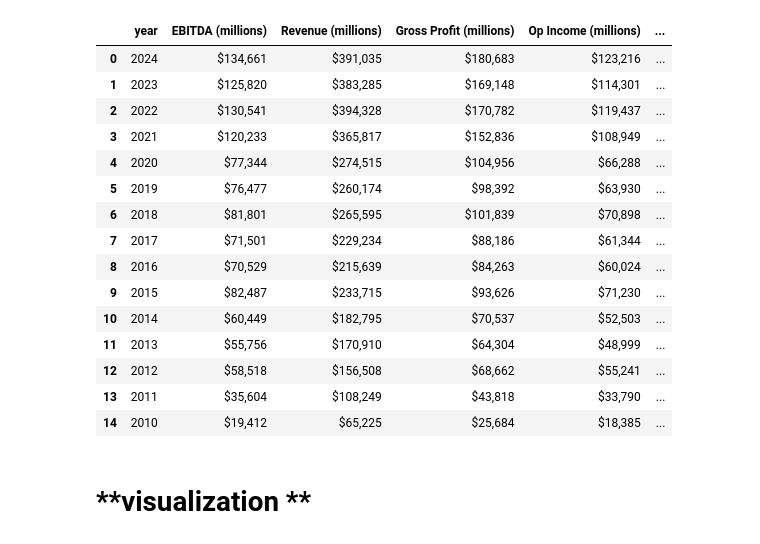
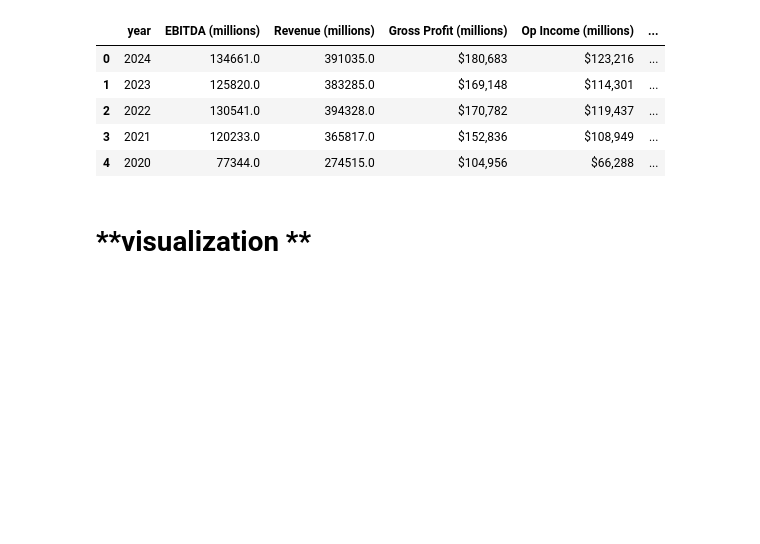
Before and after one commit to Rajkumar3754/Apple-Financial-Analysis, a Jupyter notebook: apple.ipynb, the cells around one changed output. Drawn from its saved outputs; the diff is of its cells as text; code cells hidden in the pictures; blank space fills up the shorter version.

```diff
--- a/apple.ipynb
+++ b/apple.ipynb
@@ -10,25 +10,17 @@ df = pd.read_csv('Apple2009-2024.csv')
 
 # Clean up the column name by stripping extra spaces
 df.columns = df.columns.str.strip()
+# %%
+df['Year'] = df['year']
 # %%
-df.head(15)
+df.head()
 # %% [output]
 |  | year | EBITDA (millions) | Revenue (millions) | Gross Profit (millions) | Op Income (millions) | ... |
-| 0 | 2024 | $134,661 | $391,035 | $180,683 | $123,216 | ... |
-| 1 | 2023 | $125,820 | $383,285 | $169,148 | $114,301 | ... |
-| 2 | 2022 | $130,541 | $394,328 | $170,782 | $119,437 | ... |
-| 3 | 2021 | $120,233 | $365,817 | $152,836 | $108,949 | ... |
-| 4 | 2020 | $77,344 | $274,515 | $104,956 | $66,288 | ... |
-| 5 | 2019 | $76,477 | $260,174 | $98,392 | $63,930 | ... |
-| 6 | 2018 | $81,801 | $265,595 | $101,839 | $70,898 | ... |
-| 7 | 2017 | $71,501 | $229,234 | $88,186 | $61,344 | ... |
-| 8 | 2016 | $70,529 | $215,639 | $84,263 | $60,024 | ... |
-| 9 | 2015 | $82,487 | $233,715 | $93,626 | $71,230 | ... |
-| 10 | 2014 | $60,449 | $182,795 | $70,537 | $52,503 | ... |
-| 11 | 2013 | $55,756 | $170,910 | $64,304 | $48,999 | ... |
-| 12 | 2012 | $58,518 | $156,508 | $68,662 | $55,241 | ... |
-| 13 | 2011 | $35,604 | $108,249 | $43,818 | $33,790 | ... |
-| 14 | 2010 | $19,412 | $65,225 | $25,684 | $18,385 | ... |
+| 0 | 2024 | 134661.0 | 391035.0 | $180,683 | $123,216 | ... |
+| 1 | 2023 | 125820.0 | 383285.0 | $169,148 | $114,301 | ... |
+| 2 | 2022 | 130541.0 | 394328.0 | $170,782 | $119,437 | ... |
+| 3 | 2021 | 120233.0 | 365817.0 | $152,836 | $108,949 | ... |
+| 4 | 2020 | 77344.0 | 274515.0 | $104,956 | $66,288 | ... |
 # %%
 # Data cleaning: Remove dollar signs and commas from financial columns
 df['Year Close Price'] = df['Year Close Price'].replace({r'\$': '', ',': ''}, regex=True).astype(float)
```
Also changed, not shown: parts of 1 cell of this notebook.
